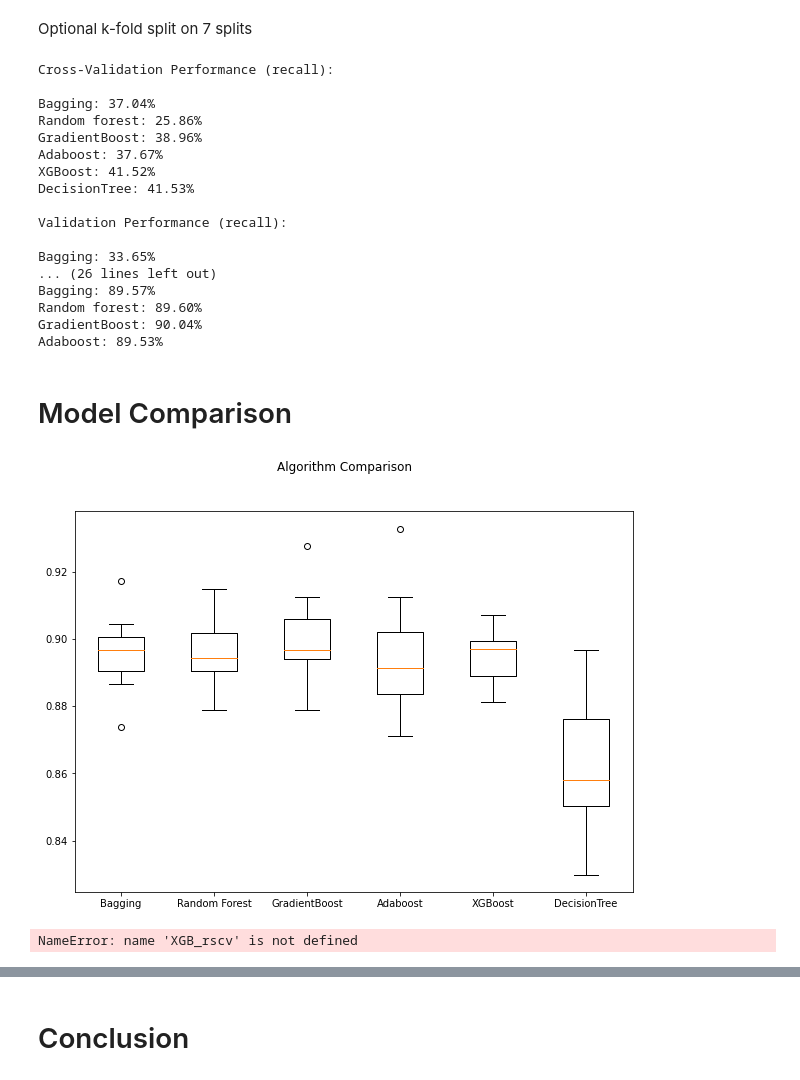
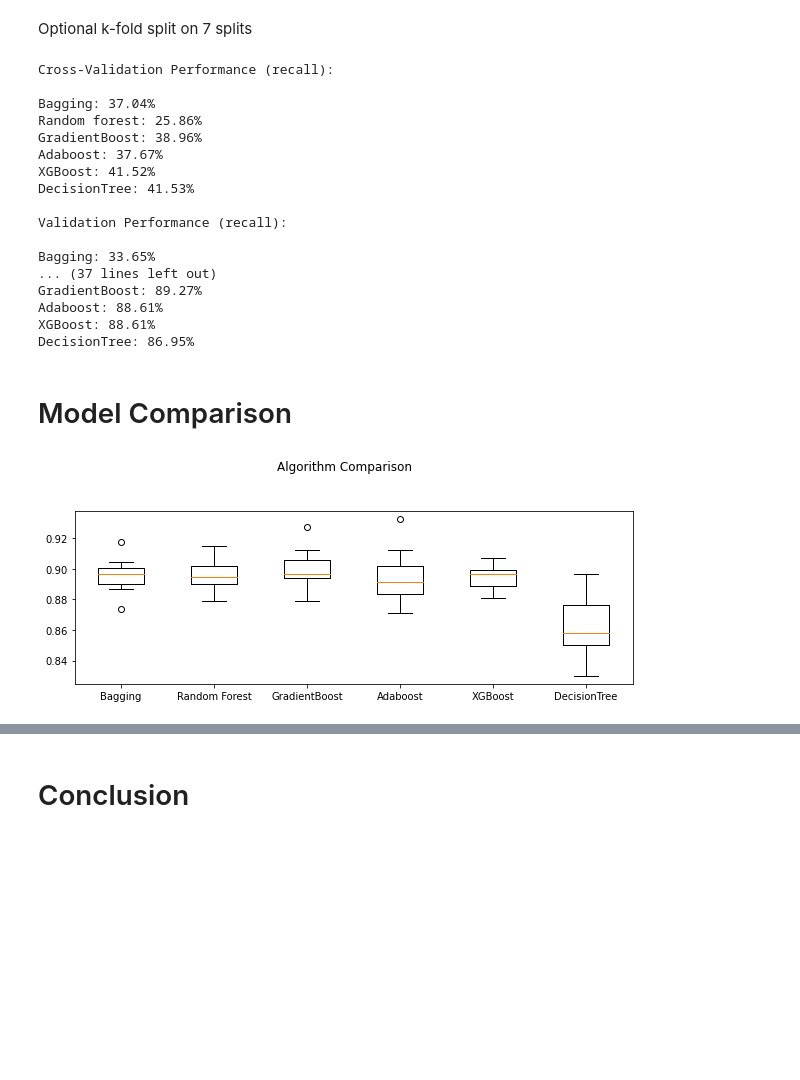
Before and after one commit to darkepacific/AAI-501-FinalTeamProject, a Jupyter notebook: AAI-501-FinalTeamProject.ipynb, the cells around one changed output, grey strips where cells are left out. Cells and saved outputs as stored; diff of their text form; code cells hidden in the pictures; blank space fills up the shorter version.

Commit message:
Added graphs

```diff
--- a/AAI-501-FinalTeamProject.ipynb
+++ b/AAI-501-FinalTeamProject.ipynb
@@ -562,25 +590,4 @@ Optional k-fold split on 7 splits
 # %%
-# To help with model building
-from sklearn.linear_model import LogisticRegression
-from sklearn.tree import DecisionTreeClassifier
-from sklearn.ensemble import (
-    AdaBoostClassifier,
-    GradientBoostingClassifier,
-    RandomForestClassifier,
-    BaggingClassifier,
-)
-from xgboost import XGBClassifier
-
-models = []  # Empty list to store all the models
-
-# Appending models into the list
-models.append(("Bagging", BaggingClassifier(random_state=1, n_jobs=-1)))
-models.append(("Random forest", RandomForestClassifier(random_state=1, n_jobs=-1)))
-models.append(("GradientBoost", GradientBoostingClassifier(random_state=1)))
-models.append(("Adaboost", AdaBoostClassifier(random_state=1)))
-models.append(("XGBoost", XGBClassifier(random_state=1, eval_metric="logloss", n_jobs=-1)))
-models.append(("DecisionTree", DecisionTreeClassifier(random_state=1)))
-
 def do_model_cv_and_scoring(models, scoring="recall"):
     results = []  # Empty list to store all model's CV scores
     names = []  # Empty list to store name of the models
@@ -631,28 +638,8 @@ DecisionTree: 41.53%
 Validation Performance (recall):
 
 Bagging: 33.65%
-... (26 lines left out)
-Bagging: 89.57%
-Random forest: 89.60%
-GradientBoost: 90.04%
-Adaboost: 89.53%
+... (37 lines left out)
+GradientBoost: 89.27%
+Adaboost: 88.61%
+XGBoost: 88.61%
+DecisionTree: 86.95%
-# %% [markdown]
-# Model Comparison
-# %%
-# Plotting boxplots for CV scores of all models defined above
-names = ["Bagging", "Random Forest", "GradientBoost", "Adaboost", "XGBoost", "DecisionTree"]
-
-def plot_cv_results(results):
-    fig = plt.figure(figsize=(10, 7))
-
-    fig.suptitle("Algorithm Comparison")
-    ax = fig.add_subplot(111)
-
-    plt.boxplot(results)
-    ax.set_xticklabels(names)
-
-    plt.show()
-
-plot_cv_results(results)
-# %% [output]
-[figure, removed]
@@ -690,6 +646,17 @@ def model_performance_classification_sklearn(model, predictors, target):
-# %%
-XGB_t = model_performance_classification_sklearn(XGB_rscv, X_train, y_train)
-print('Training performance:')
-XGB_t
-# %% [output]
-NameError: name 'XGB_rscv' is not defined
+# %% [markdown]
+# Model Comparison
+# %%
+# Plotting boxplots for CV scores of all models defined above
+names = ["Bagging", "Random Forest", "GradientBoost", "Adaboost", "XGBoost", "DecisionTree"]
+
+def plot_cv_results(results):
+    fig = plt.figure(figsize=(10, 7))
+    fig.suptitle("Algorithm Comparison")
+    ax = fig.add_subplot(211)
+    plt.boxplot(results)
+    ax.set_xticklabels(names)
+    plt.show()
+
+plot_cv_results(results)
+# %% [output]
+[figure, added]
```
Also changed, not shown: parts of 12 cells of this notebook.
